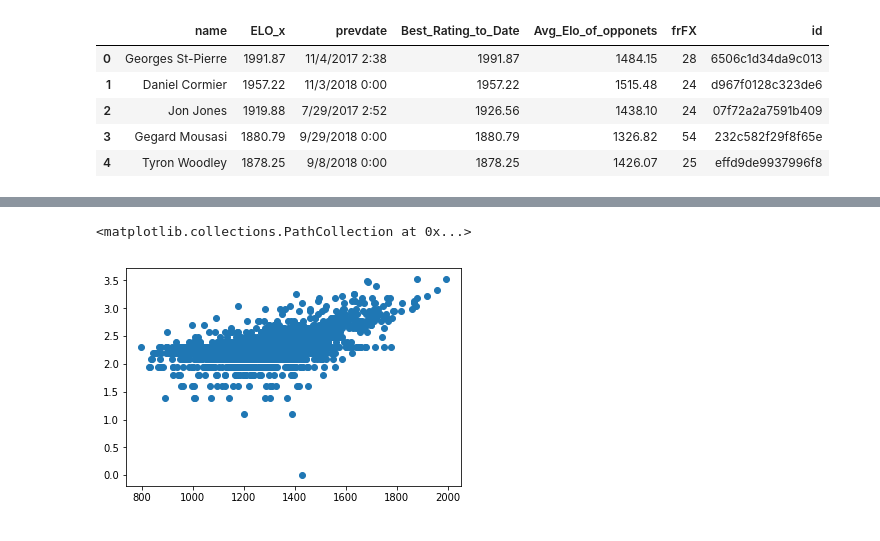
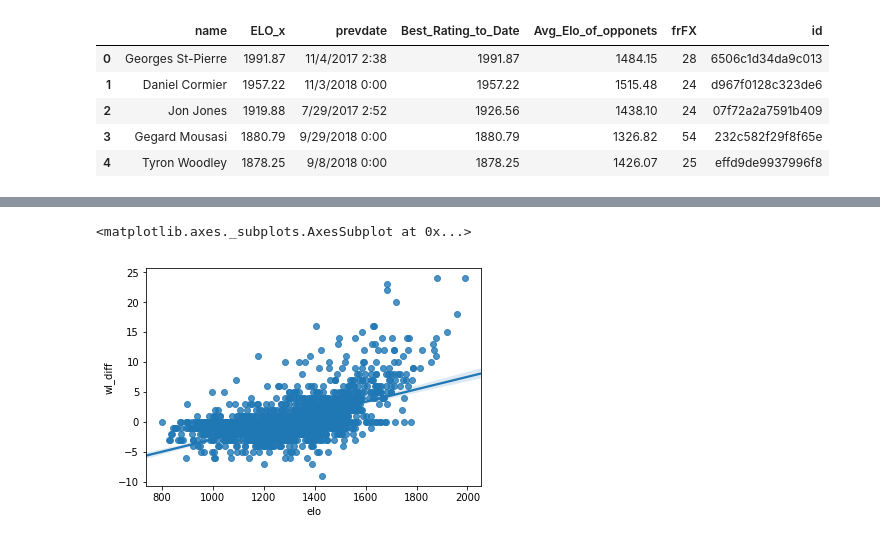
Before and after one commit to pkong97/mma-predictor, a Jupyter notebook: prediction-engine.ipynb, the cells around one changed output, grey strips where cells are left out. Drawn from its saved outputs; the diff is of its cells as text; code cells hidden in the pictures.

```diff
--- a/prediction-engine.ipynb
+++ b/prediction-engine.ipynb
@@ -67,5 +63,5 @@ plt.scatter(fighters['elo'], fighters['wl_diff'])
-# %%
-plt.scatter(fighters['elo'], fighters['wl_diff_normal'])
-# %% [output]
-<matplotlib.collections.PathCollection at 0x...>
-[figure, removed]
+# %%
+sb.regplot(x = 'elo', y = 'wl_diff', data = fighters, scatter = True)
+# %% [output]
+<matplotlib.axes._subplots.AxesSubplot at 0x...>
+[figure, added]
```
Also changed, not shown: parts of 10 cells of this notebook.
